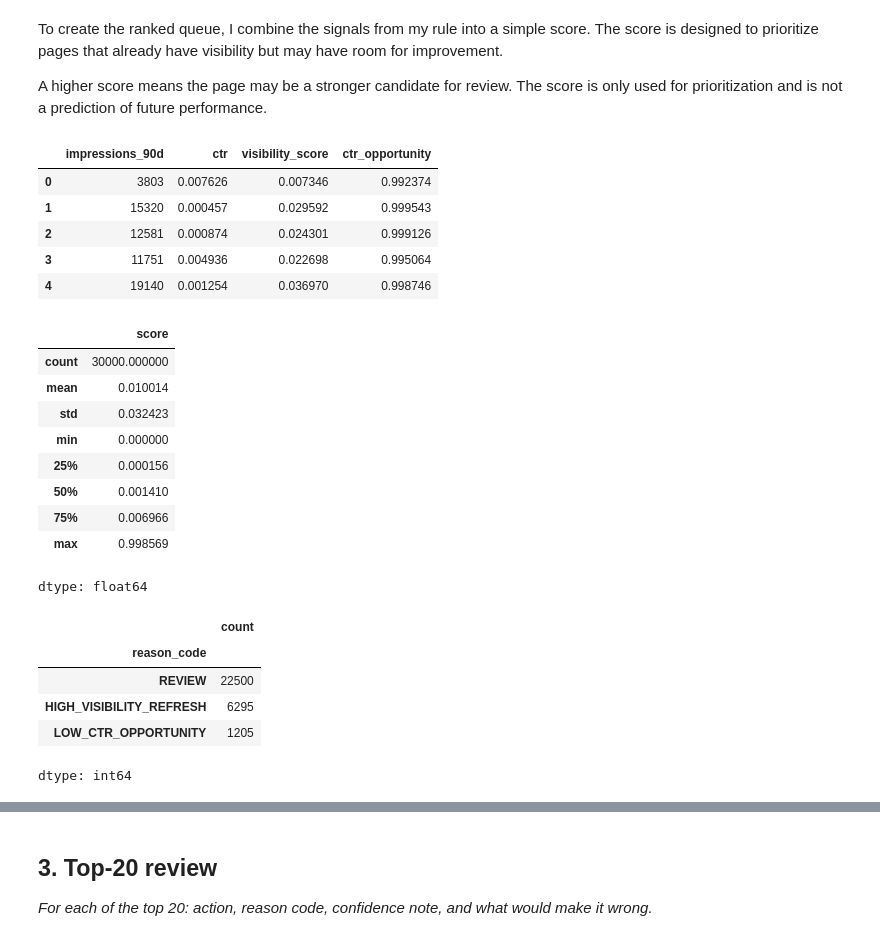
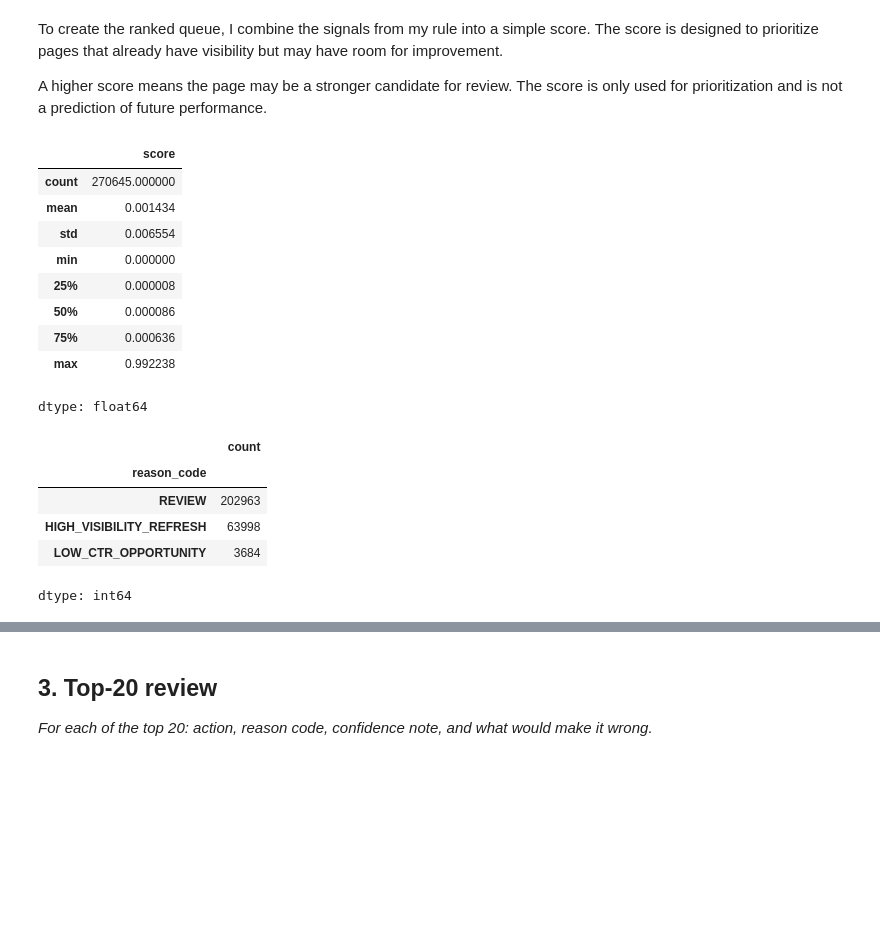
Before and after one commit to DataFriend101/Machine_Learning, a Jupyter notebook: work/notebooks/w04_baseline_score.ipynb, the cells around one changed output, grey strips where cells are left out. Saved outputs shown, nothing was run; the diff lists cells and outputs as text; code cells hidden in the pictures; blank space fills up the shorter version.

```diff
--- a/work/notebooks/w04_baseline_score.ipynb
+++ b/work/notebooks/w04_baseline_score.ipynb
@@ -53,9 +123,6 @@ Higher impression groups showed higher average clicks. This suggests that pages
 # %%
 # Signal 2: CTR opportunity
-df["ctr"] = (
-    df["clicks_90d"] /
-    df["impressions_90d"]
-).fillna(0)
+df["ctr"] = (df["clicks_90d"] / df["impressions_90d"]).fillna(0)
 
 df["ctr_bucket"] = pd.qcut(
     df["ctr"],
@@ -93,67 +159,45 @@ To create the ranked queue, I combine the signals from my rule into a simple sco
 A higher score means the page may be a stronger candidate for review. The score is only used for prioritization and is not a prediction of future performance.
 # %%
 # Normalize visibility so larger pages receive higher scores
-df["visibility_score"] = (
-    df["impressions_90d"] /
-    df["impressions_90d"].max()
-)
+df["visibility_score"] = df["impressions_90d"] / df["impressions_90d"].max()
+
 # Pages with lower CTR relative to the dataset receive a higher opportunity score
-df["ctr_opportunity"] = (
-    1 - (df["ctr"] / df["ctr"].max())
-)
-df[[
-    "impressions_90d",
-    "ctr",
-    "visibility_score",
-    "ctr_opportunity"
-]].head()
+df["ctr_opportunity"] = 1 - (df["ctr"] / df["ctr"].max())
+
+# Score = visibility_score * ctr_opportunity
+df["score"] = df["visibility_score"] * df["ctr_opportunity"]
+df["score"].describe()
 # %% [output]
-|  | impressions_90d | ctr | visibility_score | ctr_opportunity |
-| 0 | 3803 | 0.007626 | 0.007346 | 0.992374 |
-| 1 | 15320 | 0.000457 | 0.029592 | 0.999543 |
-| 2 | 12581 | 0.000874 | 0.024301 | 0.999126 |
-| 3 | 11751 | 0.004936 | 0.022698 | 0.995064 |
-| 4 | 19140 | 0.001254 | 0.036970 | 0.998746 |
+|  | score |
+| count | 270645.000000 |
+| mean | 0.001434 |
+| std | 0.006554 |
+| min | 0.000000 |
+| 25% | 0.000008 |
+| 50% | 0.000086 |
+| 75% | 0.000636 |
+| max | 0.992238 |
+dtype: float64
-# %%
-# Combine signals into one transparent score
-df["score"] = (
-    df["visibility_score"] *
-    df["ctr_opportunity"]
-)
-df["score"].describe()
-# %% [output]
-|  | score |
-| count | 30000.000000 |
-| mean | 0.010014 |
-| std | 0.032423 |
-| min | 0.000000 |
-| 25% | 0.000156 |
-| 50% | 0.001410 |
-| 75% | 0.006966 |
-| max | 0.998569 |
-dtype: float64
 # %%
 # Define simple thresholds
 high_visibility_threshold = df["impressions_90d"].quantile(0.75)
 low_ctr_threshold = df["ctr"].median()
 
 def assign_reason(row):
-    if (
-        row["impressions_90d"] >= high_visibility_threshold
-        and row["ctr"] <= low_ctr_threshold
-    ):
+    if row["impressions_90d"] >= high_visibility_threshold and row["ctr"] <= low_ctr_threshold:
         return "LOW_CTR_OPPORTUNITY"
     elif row["impressions_90d"] >= high_visibility_threshold:
         return "HIGH_VISIBILITY_REFRESH"
     else:
         return "REVIEW"
+
 df["reason_code"] = df.apply(assign_reason, axis=1)
 df["reason_code"].value_counts()
 # %% [output]
 |  | count |
 | reason_code |  |
-| REVIEW | 22500 |
-| HIGH_VISIBILITY_REFRESH | 6295 |
-| LOW_CTR_OPPORTUNITY | 1205 |
+| REVIEW | 202963 |
+| HIGH_VISIBILITY_REFRESH | 63998 |
+| LOW_CTR_OPPORTUNITY | 3684 |
 dtype: int64
 # %%
```
Also changed, not shown: parts of 17 cells of this notebook.
